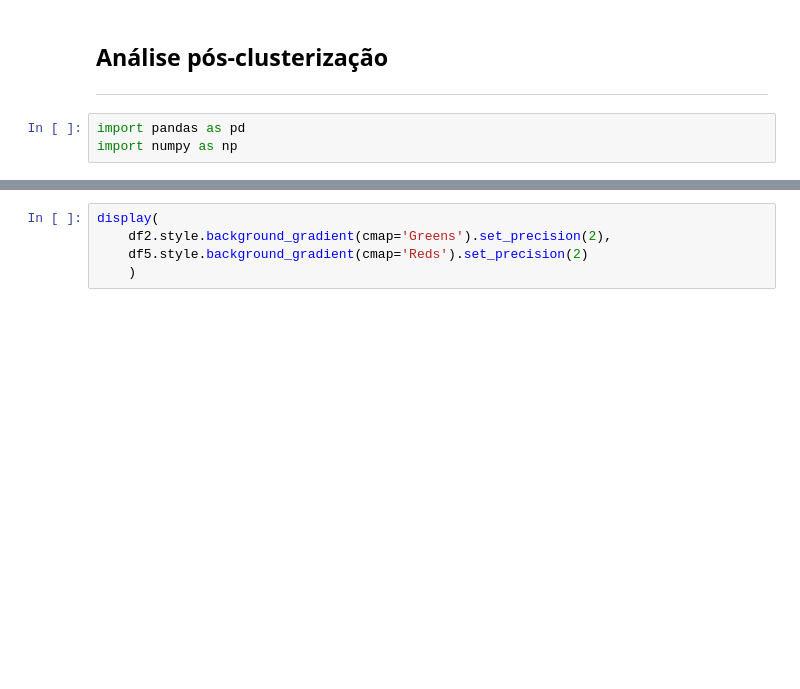
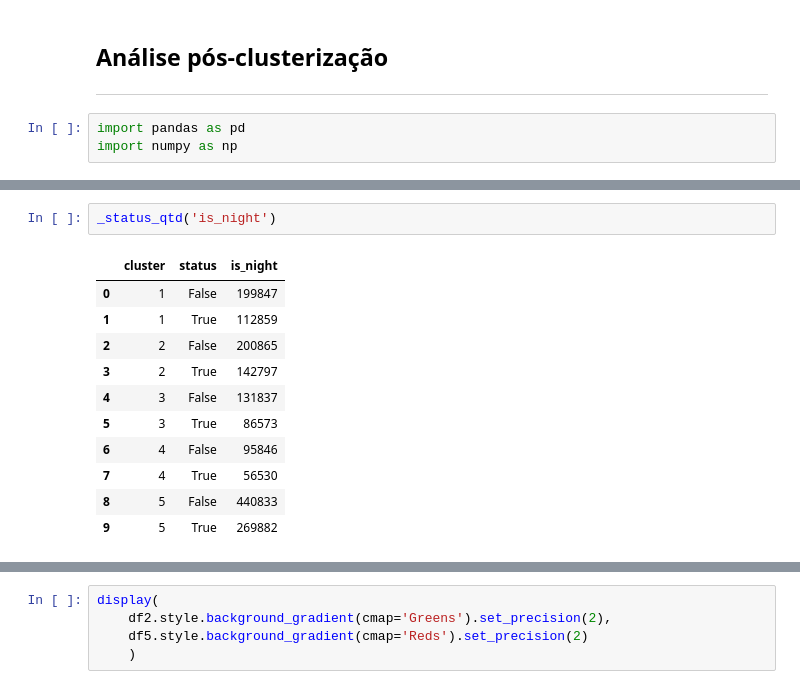
Before and after one commit to FelipeGBarreto/analise_cluster_acidentes_rodovias_federais, a Jupyter notebook: Scripts/Analise pos-clusterizacao.ipynb, the cells around one changed output, grey strips where cells are left out. Saved outputs shown, nothing was run; the diff lists cells and outputs as text; blank space fills up the shorter version.

```diff
--- a/Scripts/Analise pos-clusterizacao.ipynb
+++ b/Scripts/Analise pos-clusterizacao.ipynb
@@ -14,0 +72,14 @@ df5 = pd.read_csv(path + 'medias_var_cluster.csv', sep = ';', decimal= '.')
+# %%
+_status_qtd('is_night')
+# %% [output]
+|  | cluster | status | is_night |
+| 0 | 1 | False | 199847 |
+| 1 | 1 | True | 112859 |
+| 2 | 2 | False | 200865 |
+| 3 | 2 | True | 142797 |
+| 4 | 3 | False | 131837 |
+| 5 | 3 | True | 86573 |
+| 6 | 4 | False | 95846 |
+| 7 | 4 | True | 56530 |
+| 8 | 5 | False | 440833 |
+| 9 | 5 | True | 269882 |
```
Also changed, not shown: parts of 18 cells of this notebook, 1 other file.
